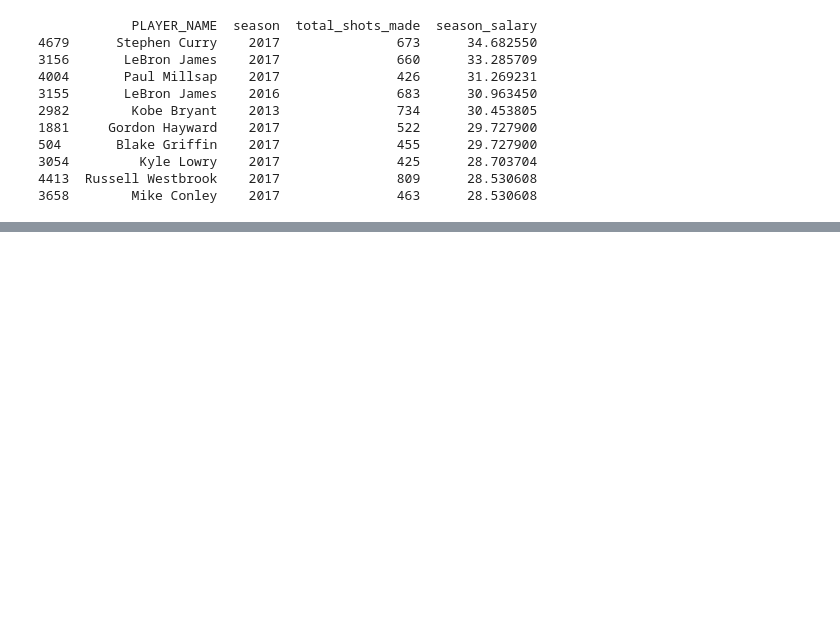
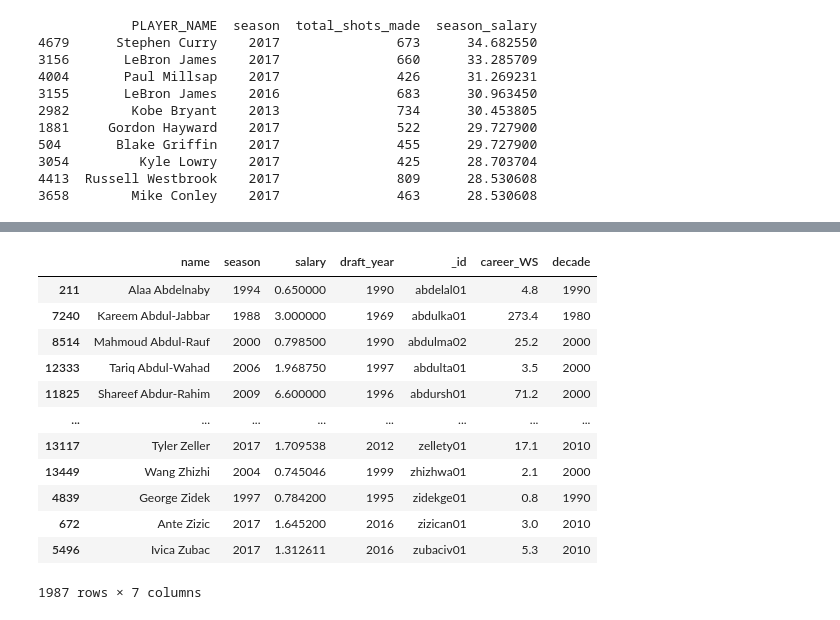
Before and after one commit to janmcconnellCityU/Fall_2024_DS522_Team_Project, a Jupyter notebook: AggregatedCodeDraft.ipynb, the cells around one changed output, grey strips where cells are left out. Saved outputs shown, nothing was run; the diff lists cells and outputs as text; code cells hidden in the pictures; blank space fills up the shorter version.

```diff
--- a/AggregatedCodeDraft.ipynb
+++ b/AggregatedCodeDraft.ipynb
@@ -307,0 +338,34 @@ print(top_10_salaries[['PLAYER_NAME', 'season', 'total_shots_made', 'season_sala
+# %%
+# Drop records without a career_WS value or where career_WS is 0.0 and ensure numeric conversion
+latest_season_df = players_salaries_df.dropna(subset=['career_WS']).copy()
+latest_season_df['career_WS'] = pd.to_numeric(latest_season_df['career_WS'], errors='coerce')
+latest_season_df = latest_season_df[latest_season_df['career_WS'] > 0.0]
+
+# Identify the latest season for each player and filter
+latest_season_df = latest_season_df.loc[latest_season_df.groupby('_id')['season'].idxmax()]
+
+# Ensure salary is in millions
+latest_season_df['salary'] = latest_season_df['salary'] / 1_000_000
+
+# Add the decade column.
+latest_season_df['decade'] = (latest_season_df['season'] // 10) * 10
+
+# Group the data by decade.
+grouped_by_decade = latest_season_df.groupby('decade')
+
+# View the latest_season_df before it is grouped by decade.
+latest_season_df
+# %% [output]
+|  | name | season | salary | draft_year | _id | career_WS | decade |
+| 211 | Alaa Abdelnaby | 1994 | 0.650000 | 1990 | abdelal01 | 4.8 | 1990 |
+| 7240 | Kareem Abdul-Jabbar | 1988 | 3.000000 | 1969 | abdulka01 | 273.4 | 1980 |
+| 8514 | Mahmoud Abdul-Rauf | 2000 | 0.798500 | 1990 | abdulma02 | 25.2 | 2000 |
+| 12333 | Tariq Abdul-Wahad | 2006 | 1.968750 | 1997 | abdulta01 | 3.5 | 2000 |
+| 11825 | Shareef Abdur-Rahim | 2009 | 6.600000 | 1996 | abdursh01 | 71.2 | 2000 |
+| ... | ... | ... | ... | ... | ... | ... | ... |
+| 13117 | Tyler Zeller | 2017 | 1.709538 | 2012 | zellety01 | 17.1 | 2010 |
+| 13449 | Wang Zhizhi | 2004 | 0.745046 | 1999 | zhizhwa01 | 2.1 | 2000 |
+| 4839 | George Zidek | 1997 | 0.784200 | 1995 | zidekge01 | 0.8 | 1990 |
+| 672 | Ante Zizic | 2017 | 1.645200 | 2016 | zizican01 | 3.0 | 2010 |
+| 5496 | Ivica Zubac | 2017 | 1.312611 | 2016 | zubaciv01 | 5.3 | 2010 |
+1987 rows × 7 columns
```
Also changed, not shown: parts of 13 cells of this notebook.
